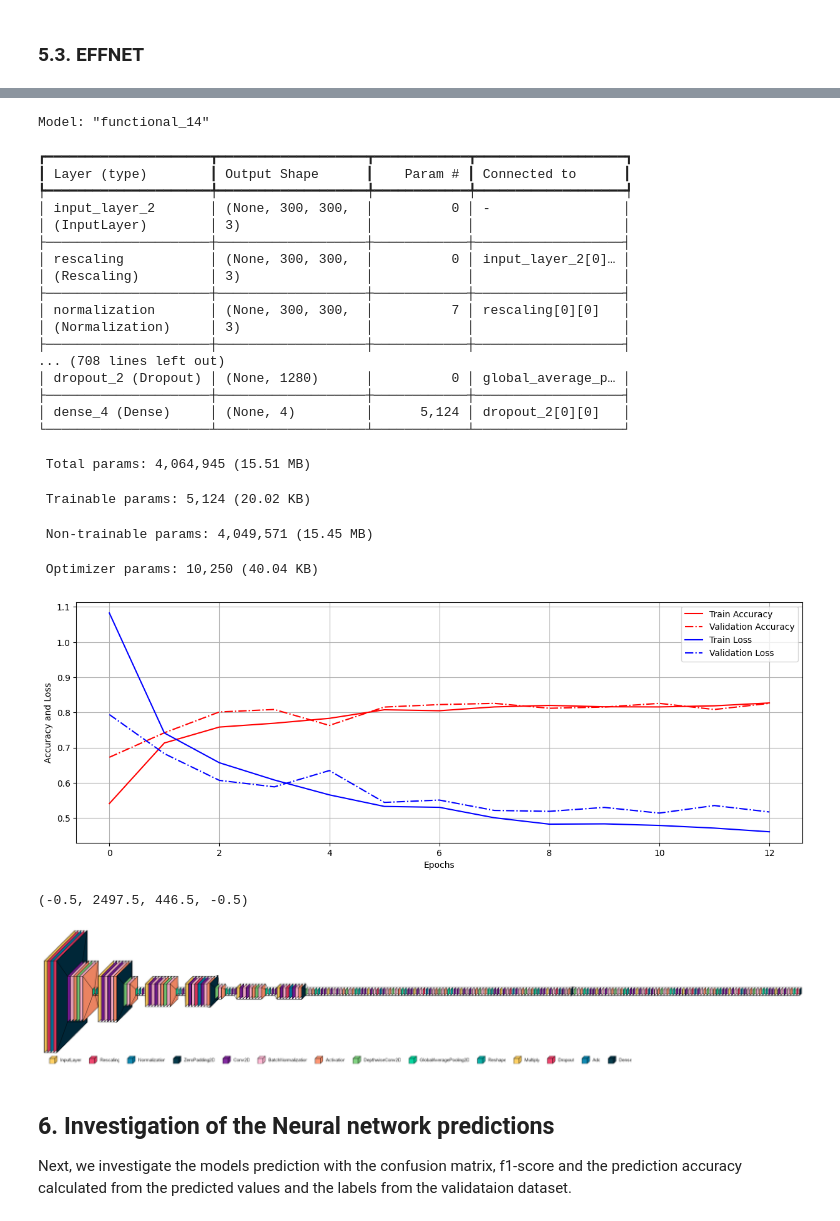
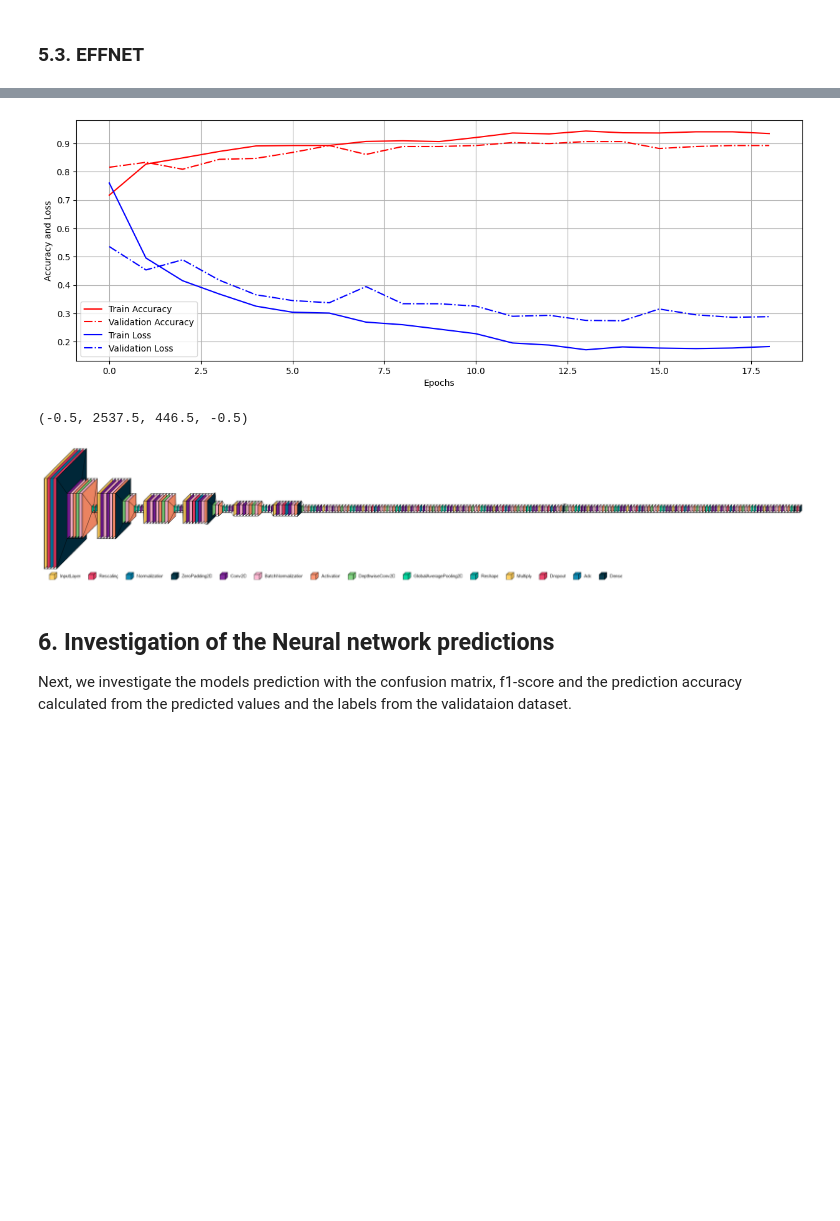
Before and after one commit to Oikiy/Brain_tumor_remote, a Jupyter notebook: Notebook.ipynb, the cells around one changed output, grey strips where cells are left out. Saved outputs shown, nothing was run; the diff lists cells and outputs as text; code cells hidden in the pictures; blank space fills up the shorter version.

```diff
--- a/Notebook.ipynb
+++ b/Notebook.ipynb
@@ -308,7 +306,7 @@ X_train, X_val, y_train, y_val = train_test_split(np.array(train_img), np.array(
 ### 5.0.b Some utility functions used in the training of models:
 # %%
 # Hyperparameters of the baseline models
-batch_size = 32
+batch_size = 16
 alpha = 1e-3
 epochs = 20
 
@@ -336,9 +334,6 @@ def modelEXE(model_dir,history_dir, model, X_train, y_train, X_val,y_val,epochs=
     ## Set the learning rate scheduler
     reduce_lr = ReduceLROnPlateau(monitor = 'val_accuracy', factor = 0.3, patience = 2, min_delta = 0.001,mode='auto',verbose=1)
 
-    # Visualize the model
-    # plot_model(model, to_file='model_plot.png', show_shapes=True, show_layer_names=True)
-
     # Data Augmentation
     img_datagen.fit(X_train)
 
@@ -346,7 +341,7 @@ def modelEXE(model_dir,history_dir, model, X_train, y_train, X_val,y_val,epochs=
     history = model.fit(img_datagen.flow(tf.cast(X_train, tf.float32), np.array(pd.get_dummies(y_train)),shuffle=True), validation_data=(tf.cast(X_val, tf.float32), np.array(pd.get_dummies(y_val))), epochs =epochs, verbose=1, batch_size=batch_size,  callbacks=[early_stopping, checkpoint,reduce_lr])
 
     # Show the model summary
-    model.summary()
+    # model.summary()
 
     # Store the history
     history_df = pd.DataFrame(history.history)
@@ -520,7 +659,12 @@ EFFNET_base.trainable = False
 
 ## Additional layers
 model_3 = EFFNET_base.output
+model_3 = tf.keras.layers.Conv2D(kernel_size=(3,3) ,filters=64, padding='same')(model_3)
+model_3 = tf.keras.layers.BatchNormalization()(model_3)
+model_3 = tf.keras.layers.Activation('relu')(model_3)
 model_3 = tf.keras.layers.GlobalAveragePooling2D()(model_3)
+
+model_3 = tf.keras.layers.Dense(64, activation='relu')(model_3)
 model_3 = tf.keras.layers.Dropout(rate=0.5)(model_3)
 model_3= tf.keras.layers.Dense(4, activation='softmax')(model_3)
 model_3 = tf.keras.models.Model(inputs=EFFNET_base.input, outputs = model_3)
@@ -553,26 +697,4 @@ Restoring model weights from the end of the best epoch: 8.
-Model: "functional_14"
-┏━━━━━━━━━━━━━━━━━━━━━┳━━━━━━━━━━━━━━━━━━━┳━━━━━━━━━━━━┳━━━━━━━━━━━━━━━━━━━┓
-┃ Layer (type)        ┃ Output Shape      ┃    Param # ┃ Connected to      ┃
-┡━━━━━━━━━━━━━━━━━━━━━╇━━━━━━━━━━━━━━━━━━━╇━━━━━━━━━━━━╇━━━━━━━━━━━━━━━━━━━┩
-│ input_layer_2       │ (None, 300, 300,  │          0 │ -                 │
-│ (InputLayer)        │ 3)                │            │                   │
-├─────────────────────┼───────────────────┼────────────┼───────────────────┤
-│ rescaling           │ (None, 300, 300,  │          0 │ input_layer_2[0]… │
-│ (Rescaling)         │ 3)                │            │                   │
-├─────────────────────┼───────────────────┼────────────┼───────────────────┤
-│ normalization       │ (None, 300, 300,  │          7 │ rescaling[0][0]   │
-│ (Normalization)     │ 3)                │            │                   │
-├─────────────────────┼───────────────────┼────────────┼───────────────────┤
-... (708 lines left out)
-│ dropout_2 (Dropout) │ (None, 1280)      │          0 │ global_average_p… │
-├─────────────────────┼───────────────────┼────────────┼───────────────────┤
-│ dense_4 (Dense)     │ (None, 4)         │      5,124 │ dropout_2[0][0]   │
-└─────────────────────┴───────────────────┴────────────┴───────────────────┘
- Total params: 4,064,945 (15.51 MB)
- Trainable params: 5,124 (20.02 KB)
- Non-trainable params: 4,049,571 (15.45 MB)
- Optimizer params: 10,250 (40.04 KB)
-[figure, old version]
+[figure, new version]
 # %%
 # 5.3.e Visualize the model
 font = ImageFont.truetype("arial.ttf",15)
@@ -582,8 +704,8 @@ plt.figure(figsize=(30,30))
 plt.imshow(plt.imread('EFFNET.png'))
 plt.axis('off')
 # %% [output]
-(-0.5, 2497.5, 446.5, -0.5)
+(-0.5, 2537.5, 446.5, -0.5)
-[figure, old version]
+[figure, new version]
 # %% [markdown]
 ## 6. Investigation of the Neural network predictions
 
```
Also changed, not shown: parts of 19 cells of this notebook, 11 other files.
